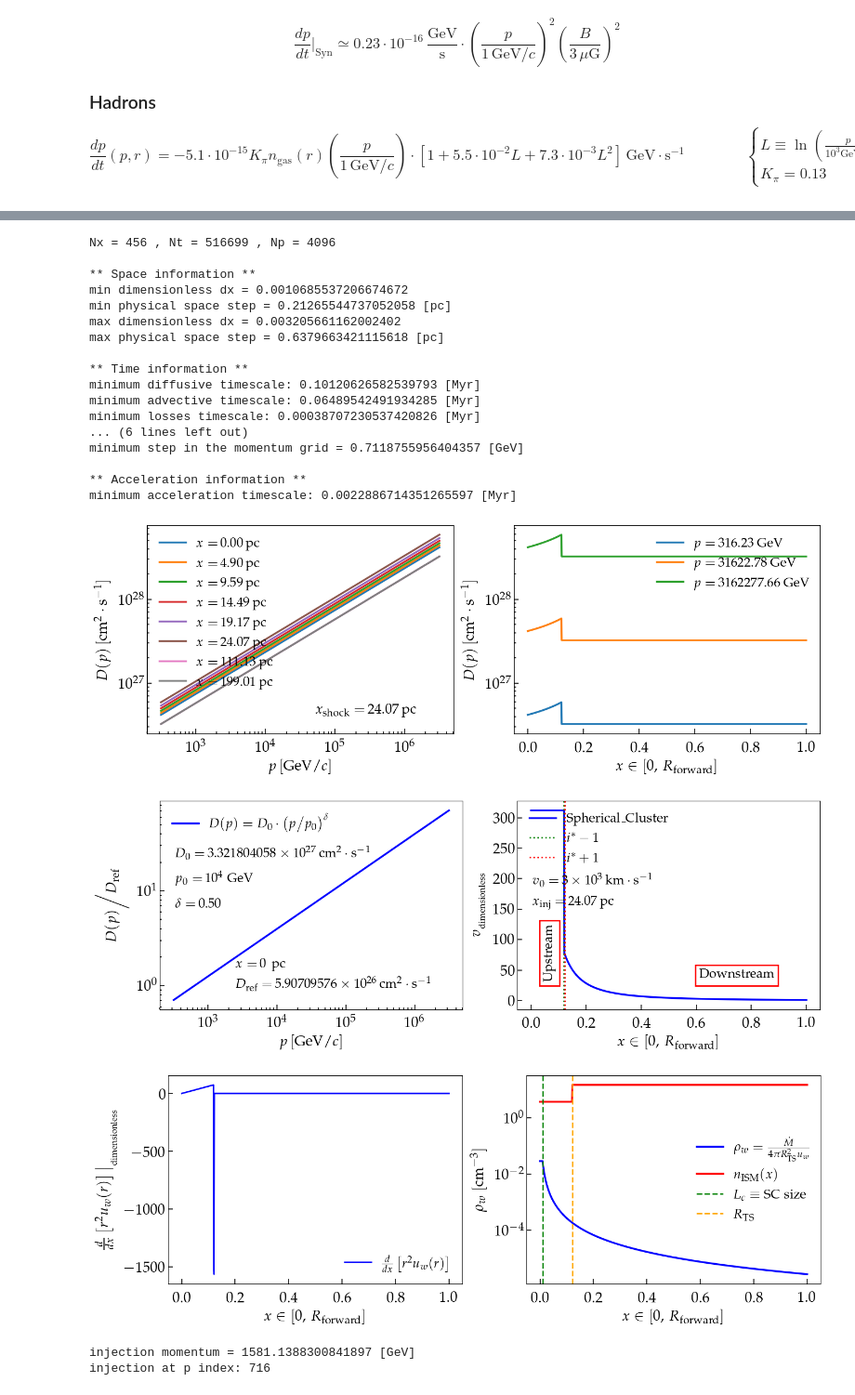
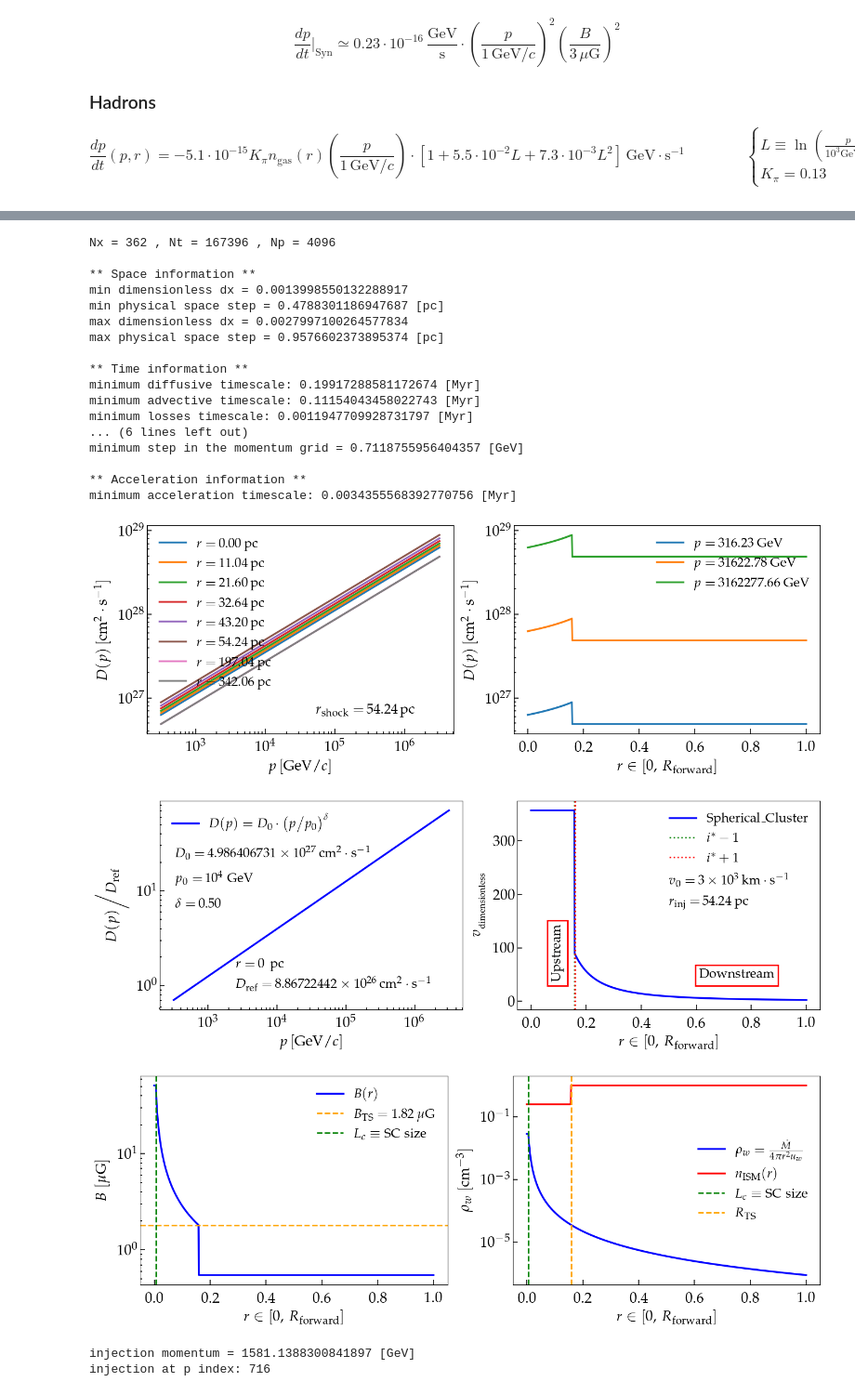
Before and after one commit to ottaviofornieri/StellarClusters, a Jupyter notebook: GitHub_Transport_Radau5Spherical_NonUniformGrid_NonSymmetricShock.ipynb, the cells around one changed output, grey strips where cells are left out. Shown at 93% size. Cells and saved outputs as stored; diff of their text form; code cells hidden in the pictures.

```diff
--- a/GitHub_Transport_Radau5Spherical_NonUniformGrid_NonSymmetricShock.ipynb
+++ b/GitHub_Transport_Radau5Spherical_NonUniformGrid_NonSymmetricShock.ipynb
@@ -169,7 +169,7 @@ $$
 # %%
 ## Paramters of the problem ##
 
-n_ISM = 15.                               # density between the termination shock (TS) and the forward shock (FS), in [cm^{-3}]
+n_ISM = 1.                               # density between the termination shock (TS) and the forward shock (FS), in [cm^{-3}]
 M_dot = 1.e-4                             # mass-loss rate, in [M_sun yr^{-1}]
 v_0 = 3000.                               # wind velocity at the TS, in [km s^{-1}]
 eta_B = 0.1                               # conversion effiency into turbulent B
@@ -956,11 +966,11 @@ loc_diff_coeff = np.concatenate((loc_diff_coeff_upstream, loc_diff_coeff_downstr
 indx_diff_coeff = [np.argmin( abs(loc_diff_coeff[ix] - x_grid) ) for ix in range(len(loc_diff_coeff))]
 
 for ix in range(len(loc_diff_coeff)):
-    plt.loglog(p_grid, D_matrix[indx_diff_coeff[ix], :], lw=2.5, label='$x = \, $' + str("{:.2f}".format(L_ref*x_grid[indx_diff_coeff[ix]])) + '$\, \mathrm{pc}$')
+    plt.loglog(p_grid, D_matrix[indx_diff_coeff[ix], :], lw=2.5, label='$r = \, $' + str("{:.2f}".format(L_ref*x_grid[indx_diff_coeff[ix]])) + '$\, \mathrm{pc}$')
 
 plt.xlabel('$ p \, [\mathrm{GeV}/c]$',fontsize=20)
 plt.ylabel('$ D(p) \, [\mathrm{cm^2} \cdot \mathrm{s^{-1}}]$',fontsize=20)
-plt.text(0.55, 0.1, '$x_{\mathrm{shock}} = \,$' + str("{:.2f}".format(shock_location*L_ref)) + '$\, \mathrm{pc}$', fontsize=19, transform = plt.gca().transAxes)
+plt.text(0.55, 0.1, '$r_{\mathrm{shock}} = \,$' + str("{:.2f}".format(shock_location*L_ref)) + '$\, \mathrm{pc}$', fontsize=19, transform = plt.gca().transAxes)
 plt.legend(fontsize=18, frameon=False, loc='upper left')
 
 
@@ -975,7 +985,7 @@ for ip in range(len(en_diff_coeff)):
     plt.plot(x_grid, D_matrix[:, indx_en_diff_coeff[ip]], lw=2.5, label='$p = \,$' + str("{:.2f}".format(p_grid[indx_en_diff_coeff[ip]])) + '$\, \mathrm{GeV}$')
 
 plt.yscale('log')
-plt.xlabel('$ x \in [0, \, R_{\mathrm{forward}}]$',fontsize=20)
+plt.xlabel('$ r \in [0, \, R_{\mathrm{forward}}]$',fontsize=20)
 plt.ylabel('$ D(p) \, [\mathrm{cm^2} \cdot \mathrm{s^{-1}}]$',fontsize=20)
 plt.legend(fontsize=18, frameon=False, loc='best')
 plt.tight_layout()
@@ -997,7 +1007,7 @@ plt.legend(fontsize=18, frameon=False)
 plt.text(0.05, 0.73, '$D_0 = \,$' + str("${}$".format(f.format_data(D_0))) + '$\, \mathrm{cm^2} \cdot \mathrm{s}^{-1}$', fontsize=18, transform = plt.gca().transAxes)
 plt.text(0.05, 0.61, '$p_0 = \,$' + str("${}$".format(f.format_data(p_0_diff))) + ' GeV', fontsize=18, transform = plt.gca().transAxes)
 plt.text(0.05, 0.49, '$\\delta = \,$' + str("{:.2f}".format(delta_diff)), fontsize=18, transform = plt.gca().transAxes)
-plt.text(0.25, 0.2, '$x = \,$' + str("{:.0f}".format(x_grid[space_point_diff] * L_ref)) + '\, pc', fontsize=18, transform = plt.gca().transAxes)
+plt.text(0.25, 0.2, '$r = \,$' + str("{:.0f}".format(x_grid[space_point_diff] * L_ref)) + '\, pc', fontsize=18, transform = plt.gca().transAxes)
 plt.text(0.25, 0.1, '$D_{\mathrm{ref}} = \,$' + str("${}$".format(f.format_data(D_ref))) + '$\, \mathrm{cm^2} \cdot \mathrm{s}^{-1}$', fontsize=18, transform = plt.gca().transAxes)
 ################################################################
 
@@ -1010,21 +1020,21 @@ plot_cosmetics_multi()
 plt.plot(x_grid, v_adv, lw=2.5, color='blue', label=label_v_profile)
 plt.axvline(x=x_grid[shock_index-1], ls=':', lw=2., color='green', label='$i^* - 1$')
 plt.axvline(x=x_grid[shock_index+1], ls=':', lw=2., color='red', label='$i^* + 1$')
-plt.xlabel('$ x \in [0, \, R_{\mathrm{forward}}]$',fontsize=20)
+plt.xlabel('$ r \in [0, \, R_{\mathrm{forward}}]$',fontsize=20)
 plt.ylabel('$ v_{_\mathrm{dimensionless}}$',fontsize=20)
-plt.legend(fontsize=18, frameon=False, loc='upper left')
+plt.legend(fontsize=18, frameon=False, loc='upper right')
 
 
 if case_velocity == 'symmetric_velocity':
     plt.text(0.05, 0.35, '$v_0 = \,$' + str("${}$".format(f.format_data(v_0))) + '$\, \mathrm{km} \cdot \mathrm{s}^{-1}$', fontsize=19, transform = plt.gca().transAxes)
     plt.text(0.05, 0.25, '$\\Delta x_{v} = \,$' + str("{:.0f}".format(DeltaL_v)) + '$\, \mathrm{pc}$', fontsize=19, transform = plt.gca().transAxes)
-    plt.text(0.05, 0.15, '$x_{\mathrm{inj}} = L/2$', fontsize=19, transform = plt.gca().transAxes)
+    plt.text(0.05, 0.15, '$r_{\mathrm{inj}} = L/2$', fontsize=19, transform = plt.gca().transAxes)
 elif case_velocity == 'step_function':
-    plt.text(0.05, 0.6, '$v_0 = \,$' + str("${}$".format(f.format_data(v_0))) + '$\, \mathrm{km} \cdot \mathrm{s}^{-1}$', fontsize=19, transform = plt.gca().transAxes)
-    plt.text(0.05, 0.5, '$x_{\mathrm{inj}} = L/2$', fontsize=19, transform = plt.gca().transAxes)
+    plt.text(0.50, 0.6, '$v_0 = \,$' + str("${}$".format(f.format_data(v_0))) + '$\, \mathrm{km} \cdot \mathrm{s}^{-1}$', fontsize=19, transform = plt.gca().transAxes)
+    plt.text(0.50, 0.5, '$r_{\mathrm{inj}} = L/2$', fontsize=19, transform = plt.gca().transAxes)
 else:
-    plt.text(0.05, 0.6, '$v_0 = \,$' + str("${}$".format(f.format_data(v_0))) + '$\, \mathrm{km} \cdot \mathrm{s}^{-1}$', fontsize=18, transform = plt.gca().transAxes)
-    plt.text(0.05, 0.5, '$x_{\mathrm{inj}} = \,$' + str("{:.2f}".format(shock_location*L_ref)) + '$\, \mathrm{pc}$', fontsize=18, transform = plt.gca().transAxes)
+    plt.text(0.50, 0.6, '$v_0 = \,$' + str("${}$".format(f.format_data(v_0))) + '$\, \mathrm{km} \cdot \mathrm{s}^{-1}$', fontsize=18, transform = plt.gca().transAxes)
+    plt.text(0.50, 0.5, '$r_{\mathrm{inj}} = \,$' + str("{:.2f}".format(shock_location*L_ref)) + '$\, \mathrm{pc}$', fontsize=18, transform = plt.gca().transAxes)
 
 
 plt.text(shock_location - 0.3*shock_location, 0.15, 'Upstream', fontsize=18, rotation=90, bbox=dict(lw=2, facecolor='none', edgecolor='red', pad=5.0), transform = plt.gca().transAxes)
@@ -1035,54 +1045,64 @@ plt.savefig('VelocityProfile.pdf',format='pdf',bbox_inches='tight', dpi=200)
 
 
 
-# plot the derivatives of the velocity and plot the density
+# plot the magnetic field and plot the density
 plt.figure(figsize=(14, 5))
 
 plt.subplot(1, 2, 1)
 plot_cosmetics_multi()
 
-plt.plot(x_grid, v_adv_derivative_Rsquare, lw=2., color='blue', label='$\\frac{d}{dx} \\left[ r^2 u_w(r) \\right]$')
-plt.xlabel('$ x \in [0, \, R_{\mathrm{forward}}]$',fontsize=20)
-plt.ylabel('$ \\frac{d}{dx} \\left[r^2 u_w(r) \\right] \\big\\vert_{_\mathrm{dimensionless}}$',fontsize=20)
+
+plt.plot(x_grid, B_space, lw=2.5, color='blue', label='$B(r)$')
+plt.axhline(y=B_TS, ls='--', lw=2., color='orange', label='$B_\mathrm{TS} = \;$' + str("{:.2f}".format(B_TS)) + '$\, \\mu \mathrm{G}$')
+plt.axvline(x=L_c/L_ref, ls='--', lw=2., color='green', label='$L_c \equiv \mathrm{SC \; size}$')
+plt.yscale('log')
+plt.xlabel('$ r \in [0, \, R_{\mathrm{forward}}]$',fontsize=20)
+plt.ylabel('$B \; [\mu \mathrm{G}]$',fontsize=20)
 plt.legend(fontsize=18, frameon=False, loc='best')
-plt.tight_layout()
 
+
+
+'''plt.plot(x_grid, v_adv_derivative_Rsquare, lw=2., color='blue', label='$\\frac{d}{dr} \\left[ r^2 u_w(r) \\right]$')
+plt.xlabel('$ r \in [0, \, R_{\mathrm{forward}}]$',fontsize=20)
+plt.ylabel('$ \\frac{d}{dr} \\left[r^2 u_w(r) \\right] \\big\\vert_{_\mathrm{dimensionless}}$',fontsize=20)
+plt.legend(fontsize=18, frameon=False, loc='best')
+'''
 
 plt.subplot(1, 2, 2)
 plot_cosmetics_multi()
 
 
-plt.plot(x_grid, wind_density_array, lw=2.5, color='blue', label='$\\rho_w = \\frac{\dot{M}}{4 \pi R^2_{\mathrm{TS}} u_w}$')
-plt.plot(x_grid, n_ISM_array, lw=2.5, color='red', label='$n_{\mathrm{ISM}}(x)$')
+plt.plot(x_grid, wind_density_array, lw=2.5, color='blue', label='$\\rho_w = \\frac{\dot{M}}{4 \pi r^2 u_w}$')
+plt.plot(x_grid, n_ISM_array, lw=2.5, color='red', label='$n_{\mathrm{ISM}}(r)$')
 plt.yscale('log')
 plt.axvline(x=L_c/L_ref, lw=2., ls='--', color='green', label='$L_c \equiv \mathrm{SC \; size}$')
 plt.axvline(x=R_TS / L_ref, lw=2., ls='--', color='orange', label='$R_{\mathrm{TS}}$')
-plt.xlabel('$ x \in [0, \, R_{\mathrm{forward}}]$',fontsize=20)
+plt.xlabel('$ r \in [0, \, R_{\mathrm{forward}}]$',fontsize=20)
 plt.ylabel('$\\rho_w \; [\mathrm{cm^{-3}}]$',fontsize=20)
 plt.legend(fontsize=18, frameon=False, loc='best')
 plt.tight_layout()
 ############################################
 # %% [output]
-Nx = 456 , Nt = 516699 , Np = 4096
+Nx = 362 , Nt = 167396 , Np = 4096
 
 ** Space information **
-min dimensionless dx = 0.0010685537206674672
-min physical space step = 0.21265544737052058 [pc]
-max dimensionless dx = 0.003205661162002402
-max physical space step = 0.6379663421115618 [pc]
+min dimensionless dx = 0.0013998550132288917
+min physical space step = 0.4788301186947687 [pc]
+max dimensionless dx = 0.0027997100264577834
+max physical space step = 0.9576602373895374 [pc]
 
 ** Time information **
-minimum diffusive timescale: 0.10120626582539793 [Myr]
-minimum advective timescale: 0.06489542491934285 [Myr]
-minimum losses timescale: 0.00038707230537420826 [Myr]
+minimum diffusive timescale: 0.19917288581172674 [Myr]
+minimum advective timescale: 0.11154043458022743 [Myr]
+minimum losses timescale: 0.0011947709928731797 [Myr]
 ... (6 lines left out)
 minimum step in the momentum grid = 0.7118755956404357 [GeV]
 
 ** Acceleration information **
-minimum acceleration timescale: 0.0022886714351265597 [Myr]
+minimum acceleration timescale: 0.0034355568392770756 [Myr]
-[figure, old version]
+[figure, new version]
-[figure, old version]
+[figure, new version]
-[figure, old version]
+[figure, new version]
 # %%
 # Injection data #
 
```
Also changed, not shown: parts of 17 cells of this notebook, 50 other files.
